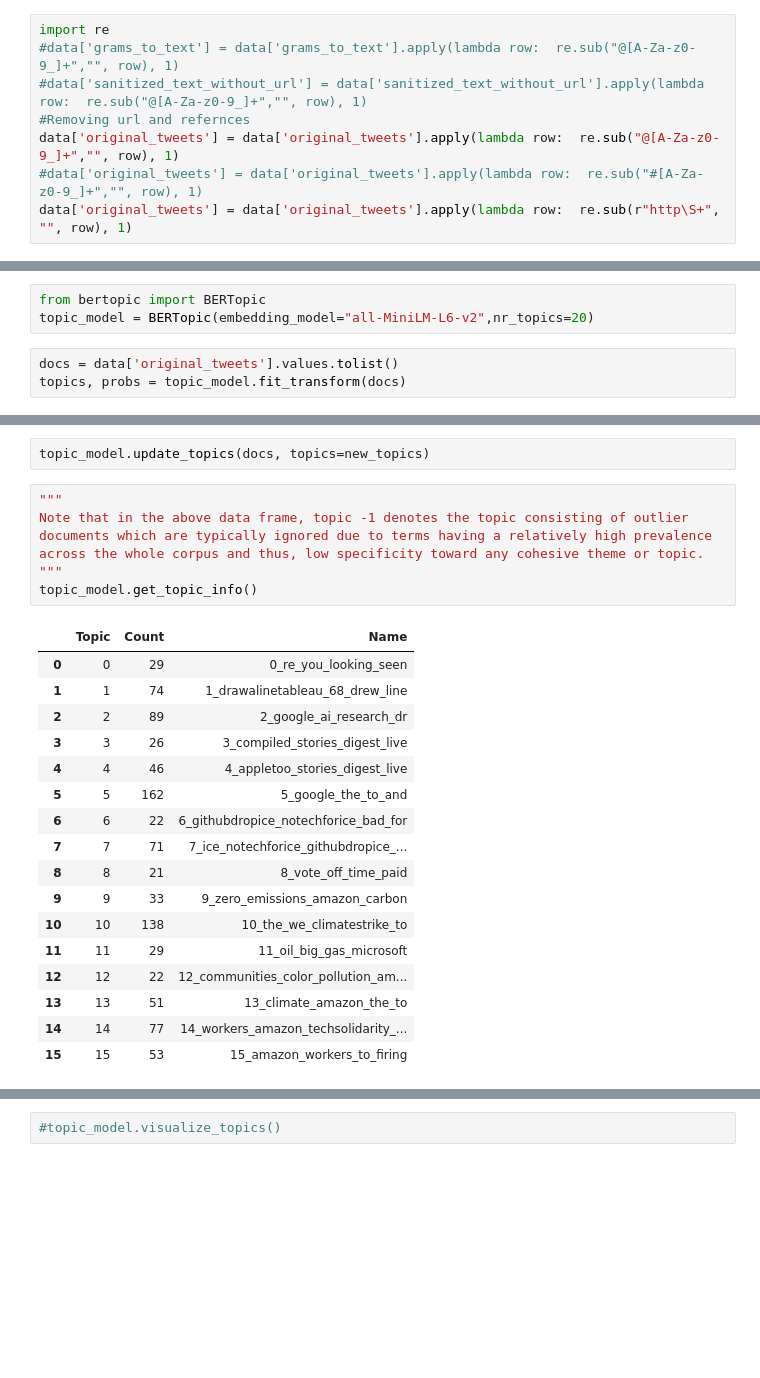
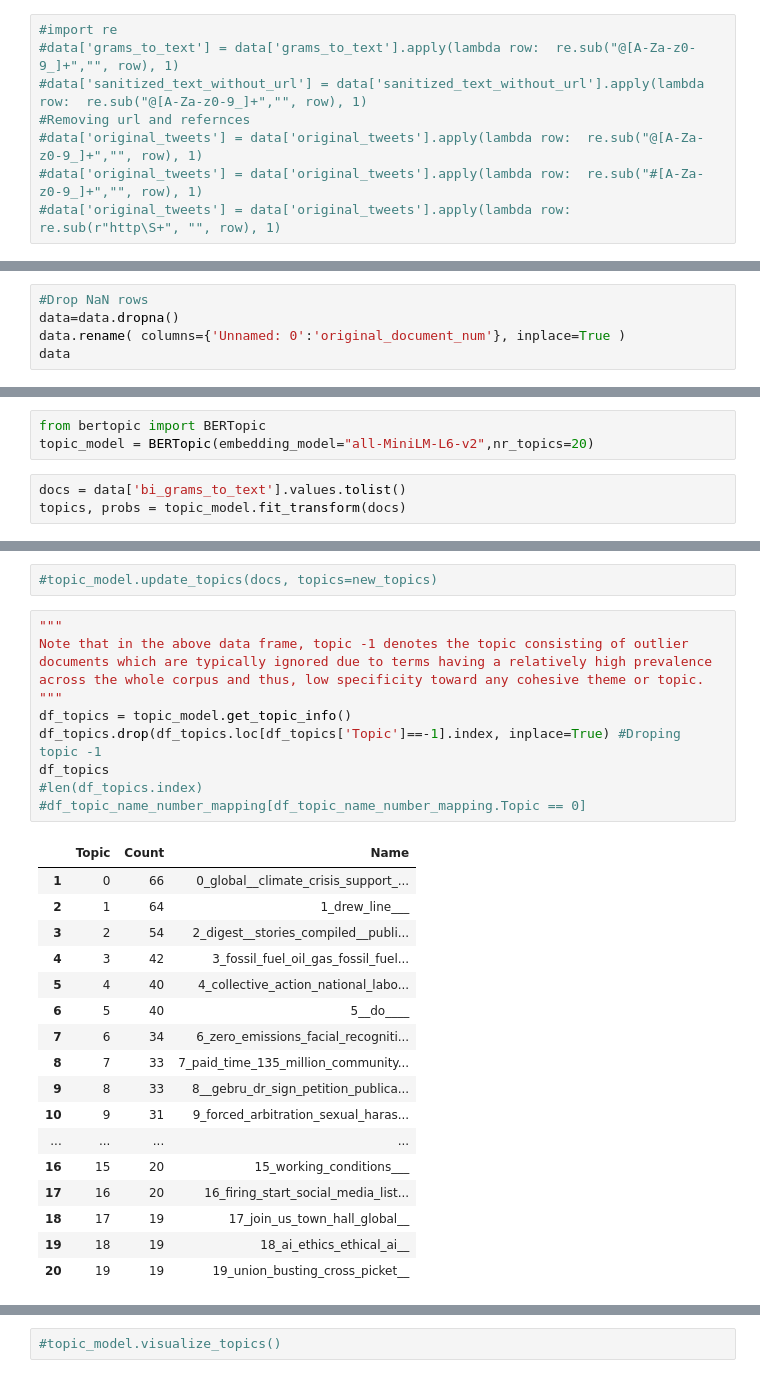
Before and after one commit to maiya86/PhdResearch, a Jupyter notebook: BERT/bert.ipynb, the cells around one changed output, grey strips where cells are left out. Cells and saved outputs as stored; diff of their text form; blank space fills up the shorter version.

```diff
--- a/BERT/bert.ipynb
+++ b/BERT/bert.ipynb
@@ -31,8 +24,8 @@ data.head()
 # %%
-import re
+#import re
 #data['grams_to_text'] = data['grams_to_text'].apply(lambda row:  re.sub("@[A-Za-z0-9_]+","", row), 1)
 #data['sanitized_text_without_url'] = data['sanitized_text_without_url'].apply(lambda row:  re.sub("@[A-Za-z0-9_]+","", row), 1)
 #Removing url and refernces
-data['original_tweets'] = data['original_tweets'].apply(lambda row:  re.sub("@[A-Za-z0-9_]+","", row), 1)
+#data['original_tweets'] = data['original_tweets'].apply(lambda row:  re.sub("@[A-Za-z0-9_]+","", row), 1)
 #data['original_tweets'] = data['original_tweets'].apply(lambda row:  re.sub("#[A-Za-z0-9_]+","", row), 1)
-data['original_tweets'] = data['original_tweets'].apply(lambda row:  re.sub(r"http\S+", "", row), 1)
+#data['original_tweets'] = data['original_tweets'].apply(lambda row:  re.sub(r"http\S+", "", row), 1)
@@ -47,0 +49,5 @@ data.head()
+# %%
+#Drop NaN rows
+data=data.dropna()
+data.rename( columns={'Unnamed: 0':'original_document_num'}, inplace=True )
+data
@@ -49,6 +69,6 @@ data.head()
 from bertopic import BERTopic
 topic_model = BERTopic(embedding_model="all-MiniLM-L6-v2",nr_topics=20)
 # %%
-docs = data['original_tweets'].values.tolist()
+docs = data['bi_grams_to_text'].values.tolist()
 topics, probs = topic_model.fit_transform(docs)
 # %%
@@ -56,27 +76,31 @@ new_topics = topic_model.reduce_outliers(docs, topics, strategy="embeddings")
 # %%
-topic_model.update_topics(docs, topics=new_topics)
+#topic_model.update_topics(docs, topics=new_topics)
 # %%
 """
 Note that in the above data frame, topic -1 denotes the topic consisting of outlier documents which are typically ignored due to terms having a relatively high prevalence
 across the whole corpus and thus, low specificity toward any cohesive theme or topic.
 """
-topic_model.get_topic_info()
+df_topics = topic_model.get_topic_info()
+df_topics.drop(df_topics.loc[df_topics['Topic']==-1].index, inplace=True) #Droping topic -1
+df_topics
+#len(df_topics.index)
+#df_topic_name_number_mapping[df_topic_name_number_mapping.Topic == 0]
 # %% [output]
 |  | Topic | Count | Name |
-| 0 | 0 | 29 | 0_re_you_looking_seen |
-| 1 | 1 | 74 | 1_drawalinetableau_68_drew_line |
-| 2 | 2 | 89 | 2_google_ai_research_dr |
-| 3 | 3 | 26 | 3_compiled_stories_digest_live |
-| 4 | 4 | 46 | 4_appletoo_stories_digest_live |
-| 5 | 5 | 162 | 5_google_the_to_and |
-| 6 | 6 | 22 | 6_githubdropice_notechforice_bad_for |
-| 7 | 7 | 71 | 7_ice_notechforice_githubdropice_... |
-| 8 | 8 | 21 | 8_vote_off_time_paid |
-| 9 | 9 | 33 | 9_zero_emissions_amazon_carbon |
-| 10 | 10 | 138 | 10_the_we_climatestrike_to |
-| 11 | 11 | 29 | 11_oil_big_gas_microsoft |
-| 12 | 12 | 22 | 12_communities_color_pollution_am... |
-| 13 | 13 | 51 | 13_climate_amazon_the_to |
-| 14 | 14 | 77 | 14_workers_amazon_techsolidarity_... |
-| 15 | 15 | 53 | 15_amazon_workers_to_firing |
+| 1 | 0 | 66 | 0_global__climate_crisis_support_... |
+| 2 | 1 | 64 | 1_drew_line___ |
+| 3 | 2 | 54 | 2_digest__stories_compiled__publi... |
+| 4 | 3 | 42 | 3_fossil_fuel_oil_gas_fossil_fuel... |
+| 5 | 4 | 40 | 4_collective_action_national_labo... |
+| 6 | 5 | 40 | 5__do____ |
+| 7 | 6 | 34 | 6_zero_emissions_facial_recogniti... |
+| 8 | 7 | 33 | 7_paid_time_135_million_community... |
+| 9 | 8 | 33 | 8__gebru_dr_sign_petition_publica... |
+| 10 | 9 | 31 | 9_forced_arbitration_sexual_haras... |
+| ... | ... | ... | ... |
+| 16 | 15 | 20 | 15_working_conditions___ |
+| 17 | 16 | 20 | 16_firing_start_social_media_list... |
+| 18 | 17 | 19 | 17_join_us_town_hall_global__ |
+| 19 | 18 | 19 | 18_ai_ethics_ethical_ai__ |
+| 20 | 19 | 19 | 19_union_busting_cross_picket__ |
 # %%
```
Also changed, not shown: parts of 20 cells of this notebook, 5 other files.
